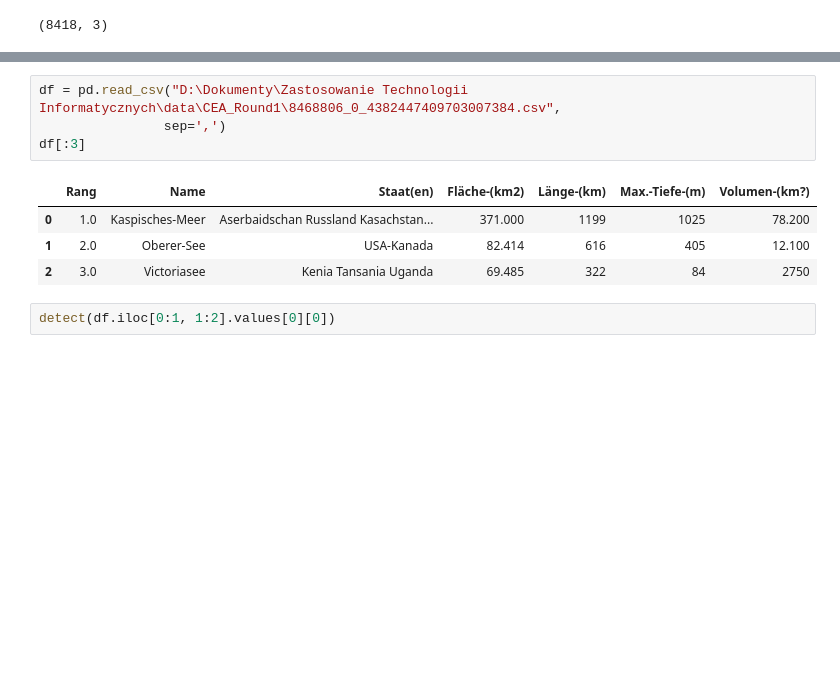
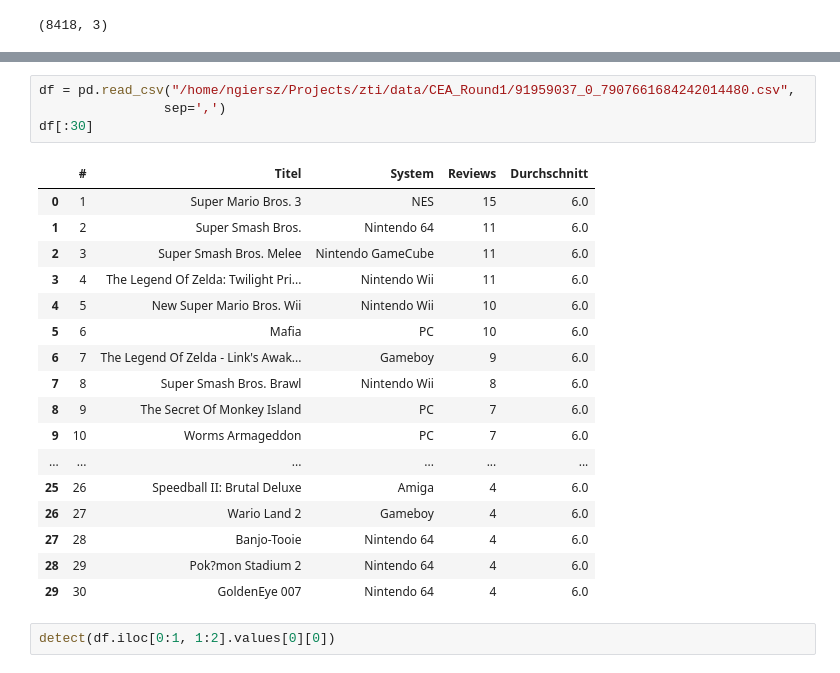
Before and after one commit to LiLatee/ZTI_projekt, a Jupyter notebook: jupyter/1. introduction — kopia.ipynb, the cells around one changed output, grey strips where cells are left out. Drawn from its saved outputs; the diff is of its cells as text; blank space fills up the shorter version.

```diff
--- a/jupyter/1. introduction — kopia.ipynb
+++ b/jupyter/1. introduction — kopia.ipynb
@@ -29,12 +46,25 @@ for index, row in target.iterrows():
 # %%
-df = pd.read_csv("D:\Dokumenty\Zastosowanie Technologii Informatycznych\data\CEA_Round1\8468806_0_4382447409703007384.csv",
+df = pd.read_csv("/home/ngiersz/Projects/zti/data/CEA_Round1/91959037_0_7907661684242014480.csv",
                 sep=',')
-df[:3]
+df[:30]
 # %% [output]
-|  | Rang | Name | Staat(en) | Fläche-(km2) | Länge-(km) | Max.-Tiefe-(m) | Volumen-(km?) |
-| 0 | 1.0 | Kaspisches-Meer | Aserbaidschan Russland Kasachstan... | 371.000 | 1199 | 1025 | 78.200 |
-| 1 | 2.0 | Oberer-See | USA-Kanada | 82.414 | 616 | 405 | 12.100 |
-| 2 | 3.0 | Victoriasee | Kenia Tansania Uganda | 69.485 | 322 | 84 | 2750 |
+|  | # | Titel | System | Reviews | Durchschnitt |
+| 0 | 1 | Super Mario Bros. 3 | NES | 15 | 6.0 |
+| 1 | 2 | Super Smash Bros. | Nintendo 64 | 11 | 6.0 |
+| 2 | 3 | Super Smash Bros. Melee | Nintendo GameCube | 11 | 6.0 |
+| 3 | 4 | The Legend Of Zelda: Twilight Pri... | Nintendo Wii | 11 | 6.0 |
+| 4 | 5 | New Super Mario Bros. Wii | Nintendo Wii | 10 | 6.0 |
+| 5 | 6 | Mafia | PC | 10 | 6.0 |
+| 6 | 7 | The Legend Of Zelda - Link's Awak... | Gameboy | 9 | 6.0 |
+| 7 | 8 | Super Smash Bros. Brawl | Nintendo Wii | 8 | 6.0 |
+| 8 | 9 | The Secret Of Monkey Island | PC | 7 | 6.0 |
+| 9 | 10 | Worms Armageddon | PC | 7 | 6.0 |
+| ... | ... | ... | ... | ... | ... |
+| 25 | 26 | Speedball II: Brutal Deluxe | Amiga | 4 | 6.0 |
+| 26 | 27 | Wario Land 2 | Gameboy | 4 | 6.0 |
+| 27 | 28 | Banjo-Tooie | Nintendo 64 | 4 | 6.0 |
+| 28 | 29 | Pok?mon Stadium 2 | Nintendo 64 | 4 | 6.0 |
+| 29 | 30 | GoldenEye 007 | Nintendo 64 | 4 | 6.0 |
 # %%
 detect(df.iloc[0:1, 1:2].values[0][0])
 # %% [output]
```
Also changed, not shown: parts of 2 cells of this notebook, 2 other files.
